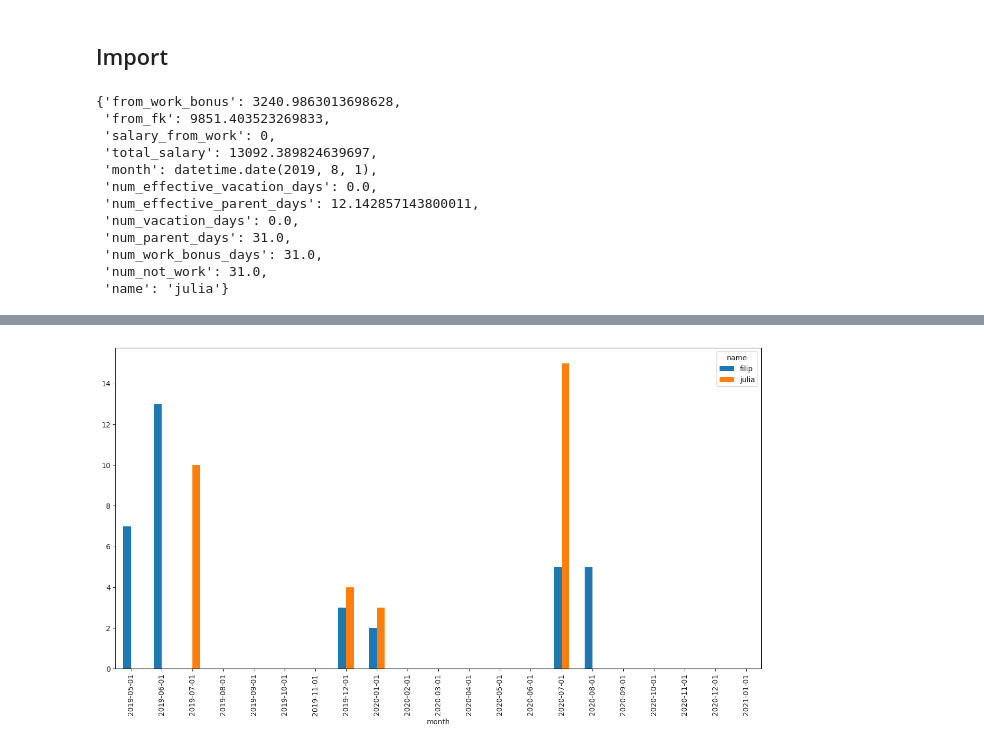
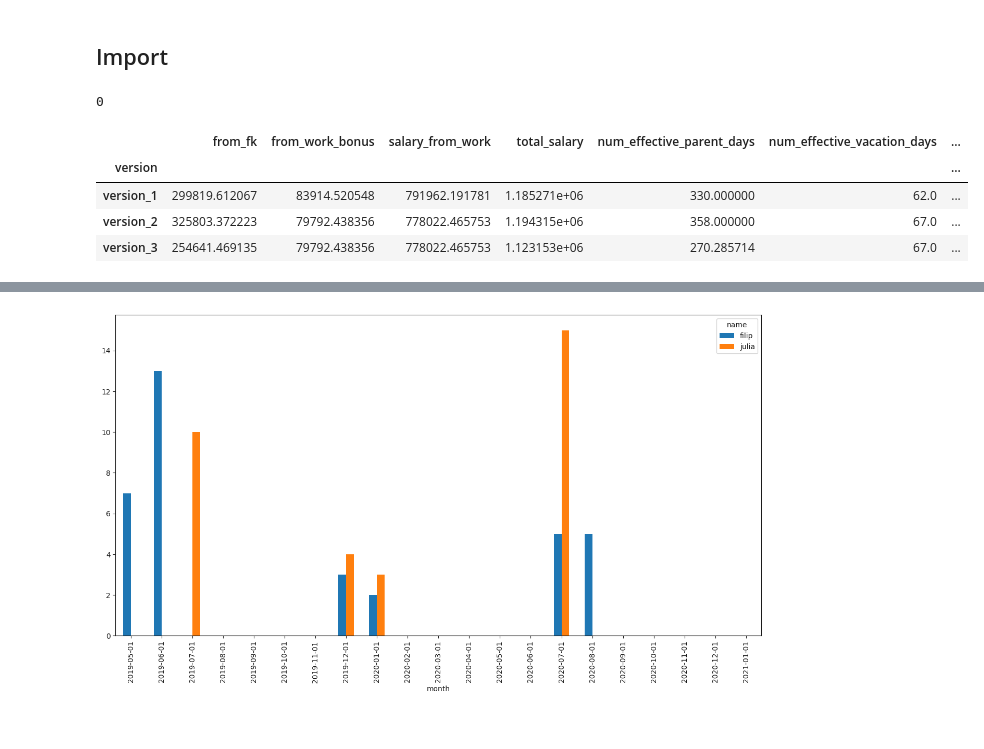
Before and after one commit to filipclaesson/par_sala_calc, a Jupyter notebook: calculate_salaries.ipynb, the cells around one changed output, grey strips where cells are left out. Drawn from its saved outputs; the diff is of its cells as text; code cells hidden in the pictures.

```diff
--- a/calculate_salaries.ipynb
+++ b/calculate_salaries.ipynb
@@ -83,22 +85,16 @@ def calc_salary(month_df,name):
 	output['name'] = name
 	return output
+# %%
+salary_monthly = 48000
+num_non_working_days = sum(1-month_df['work_f'])
+((salary_monthly*12)/365)*num_non_working_days
+sum((-month_df['work_j'])*month_df['workday'])
+# %% [output]
+0
 # %%
-i = date(2019,8,1)
-month_df = data[(data.index.year==i.year)&(data.index.month==i.month)]
-calc_salary(month_df,'julia')
+#i = date(2019,8,1)
+#month_df = data[(data.index.year==i.year)&(data.index.month==i.month)]
+#calc_salary(month_df,'julia')
-# %% [output]
-{'from_work_bonus': 3240.9863013698628,
- 'from_fk': 9851.403523269833,
- 'salary_from_work': 0,
- 'total_salary': 13092.389824639697,
- 'month': datetime.date(2019, 8, 1),
- 'num_effective_vacation_days': 0.0,
- 'num_effective_parent_days': 12.142857143800011,
- 'num_vacation_days': 0.0,
- 'num_parent_days': 31.0,
- 'num_work_bonus_days': 31.0,
- 'num_not_work': 31.0,
- 'name': 'julia'}
 # %%
 def calc_all(filename):
     data = pd.read_csv(filename,sep=';')
@@ -147,4 +143,12 @@ df = df.reset_index()
 #df = df_tmp.append(df3)
 #df.groupby(['month','name','version'])
 #df = df.reset_index()
+# %%
+df.groupby(['version']).sum()[['from_fk','from_work_bonus','salary_from_work','total_salary','num_effective_parent_days','num_effective_vacation_days','num_days_off','num_parent_days','num_vacation_days','num_work_bonus_days']]
+# %% [output]
+|  | from_fk | from_work_bonus | salary_from_work | total_salary | num_effective_parent_days | num_effective_vacation_days | ... |
+| version |  |  |  |  |  |  | ... |
+| version_1 | 299819.612067 | 83914.520548 | 791962.191781 | 1.185271e+06 | 330.000000 | 62.0 | ... |
+| version_2 | 325803.372223 | 79792.438356 | 778022.465753 | 1.194315e+06 | 358.000000 | 67.0 | ... |
+| version_3 | 254641.469135 | 79792.438356 | 778022.465753 | 1.123153e+06 | 270.285714 | 67.0 | ... |
 # %%
```
Also changed, not shown: parts of 5 cells of this notebook.
